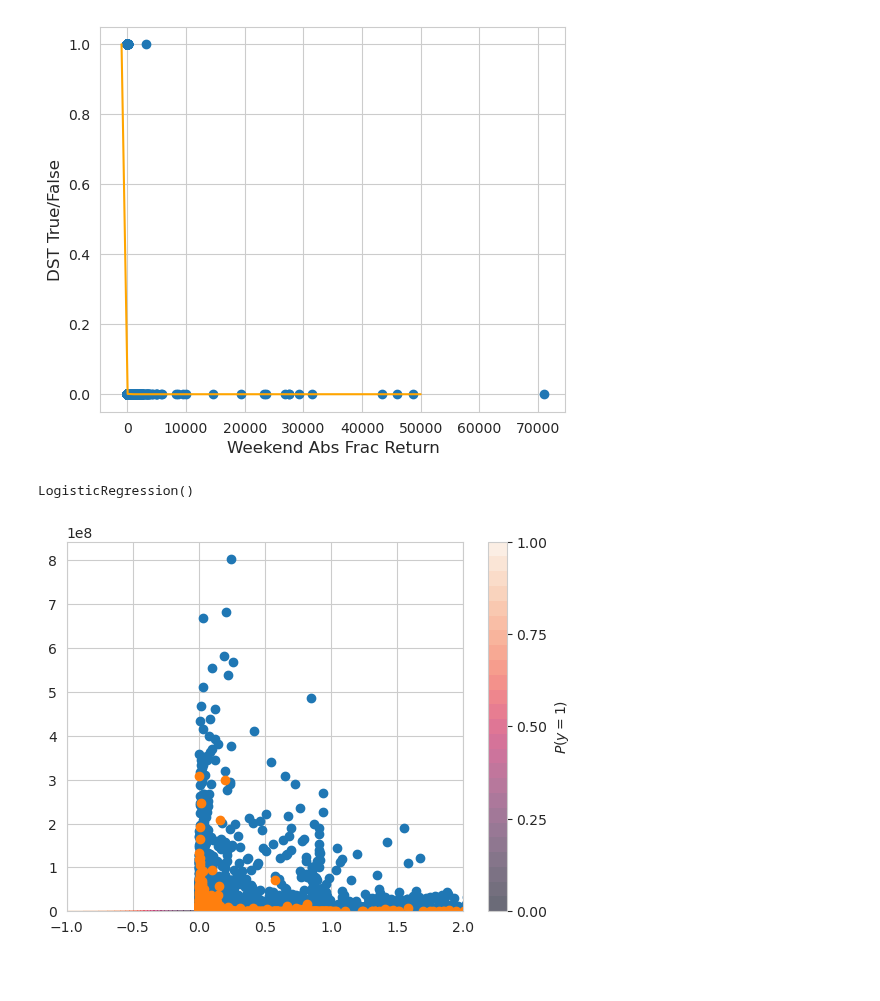
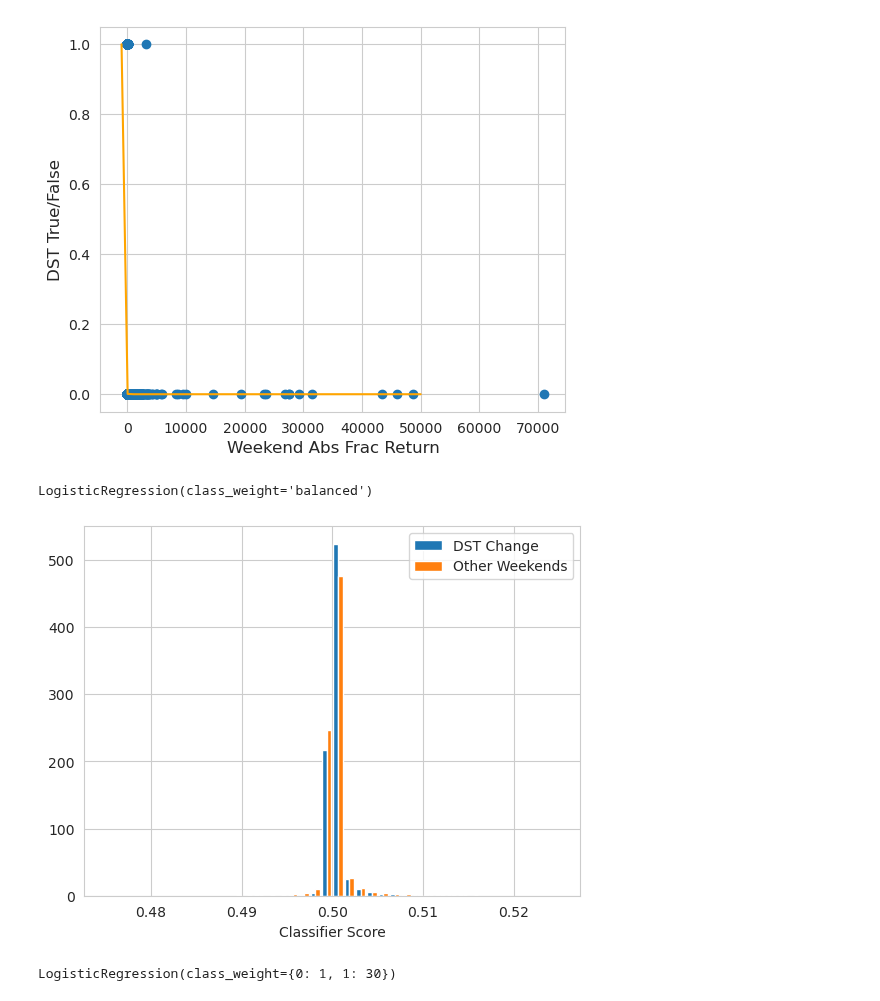
Before and after one commit to ghuckabe/DSTMarketAnalysis, a Jupyter notebook: Logistic_Regression_Finance.ipynb, the cells around one changed output. Cells and saved outputs as stored; diff of their text form; code cells hidden in the pictures; blank space fills up the shorter version.

Commit message:
Balanced logistic regression and support vector machines

```diff
--- a/Logistic_Regression_Finance.ipynb
+++ b/Logistic_Regression_Finance.ipynb
@@ -62,39 +79,37 @@ plt.show()
 # %%
-multivariable_fit_input = pd.DataFrame()
-multivariable_fit_input['y'] = pd.concat([dst_stocks['y'],weekend_stocks['y']])
-multivariable_fit_input['abs_frac_return'] = pd.concat([dst_stocks['return'],weekend_stocks['return']])
-multivariable_fit_input['mon_volume'] = pd.concat([dst_stocks['mon_volume'],weekend_stocks['mon_volume']])
-multivariable_fit_input['fri_volume'] = pd.concat([dst_stocks['fri_volume'],weekend_stocks['fri_volume']])
-multivariable_fit_input['mon_range'] = pd.concat([dst_stocks['mon_range'],weekend_stocks['mon_range']])
-multivariable_fit_input['fri_range'] = pd.concat([dst_stocks['fri_range'],weekend_stocks['fri_range']])
-multivariable_fit_input = multivariable_fit_input.sample(frac=1).reset_index()
+multivariable_fit_train = pd.DataFrame()
+multivariable_fit_train['y'] = pd.concat([dst_train['y'],weekend_train['y']])
+multivariable_fit_train['return'] = pd.concat([dst_train['return'],weekend_train['return']])
+multivariable_fit_train['mon_volume'] = pd.concat([dst_train['mon_volume'],weekend_train['mon_volume']])
+multivariable_fit_train['fri_volume'] = pd.concat([dst_train['fri_volume'],weekend_train['fri_volume']])
+multivariable_fit_train['mon_range'] = pd.concat([dst_train['mon_range'],weekend_train['mon_range']])
+multivariable_fit_train['fri_range'] = pd.concat([dst_train['fri_range'],weekend_train['fri_range']])
+multivariable_fit_train = multivariable_fit_train.sample(frac=1).reset_index()
 # %%
-#X = np.concatenate([multivariable_fit_input[['abs_frac_return']].values,multivariable_fit_input[['mon_volume']].values,multivariable_fit_input[['fri_volume']].values,multivariable_fit_input[['mon_range']].values,multivariable_fit_input[['fri_range']].values],axis=-1)
-X = np.concatenate([multivariable_fit_input[['abs_frac_return']].values,multivariable_fit_input[['mon_volume']].values],axis=-1)
-y = multivariable_fit_input['y'].values
+#X = np.concatenate([multivariable_fit_input[['sq_frac_return']].values,multivariable_fit_input[['mon_volume']].values,multivariable_fit_input[['fri_volume']].values,multivariable_fit_input[['mon_range']].values,multivariable_fit_input[['fri_range']].values],axis=-1)
+X = np.concatenate([multivariable_fit_train[['return']].values,multivariable_fit_train[['mon_volume']].values,multivariable_fit_train[['fri_volume']].values,multivariable_fit_train[['mon_range']].values, multivariable_fit_train[['fri_range']].values],axis=-1)
+y = multivariable_fit_train['y'].values
 # %%
-model = LogisticRegression()
-model.fit(X,y)
+model_balanced = LogisticRegression(class_weight='balanced')
+model_balanced.fit(X,y)
 # %% [output]
-LogisticRegression()
+LogisticRegression(class_weight='balanced')
-# %%
-plt.clf()
-xx, yy = np.mgrid[-1:2:0.01, 0:1000000:1000]
-grid = np.c_[xx.ravel(), yy.ravel()]
-probs = model.predict_proba(grid)[:, 1].reshape(xx.shape)
-
-contour = plt.contourf(xx, yy, probs, 25, alpha = 0.6,
-                      vmin=0, vmax=1)
-
-ax_c = plt.colorbar(contour)
-ax_c.set_label("$P(y = 1)$")
-ax_c.set_ticks([0, .25, .5, .75, 1])
-plt.xlim([-1,2])
-
-plt.scatter(weekend_stocks['return'],weekend_stocks['mon_volume'])
-plt.scatter(dst_stocks['return'],dst_stocks['mon_volume'])
-#plt.scatter(X1[:,0],X1[:,1])
-
-plt.show()
-# %% [output]
-[figure, removed]
+# %%
+plt.clf()
+train_probs_dst = model_balanced.predict_proba(np.concatenate([dst_train[['return']].values,dst_train[['mon_volume']].values,dst_train[['fri_volume']].values,dst_train[['mon_range']].values,dst_train[['fri_range']].values],axis=-1))[:,1]
+train_probs_wkd = model_balanced.predict_proba(np.concatenate([weekend_train[['return']].values,weekend_train[['mon_volume']].values,weekend_train[['fri_volume']].values,weekend_train[['mon_range']].values,weekend_train[['fri_range']].values],axis=-1))[:,1]
+#test_probs_dst = model_balanced.predict_proba(np.concatenate([dst_test[['return']].values,dst_test[['mon_volume']].values,dst_test[['fri_volume']].values],axis=-1))[:,1]
+#test_probs_wkd = model_balanced.predict_proba(np.concatenate([weekend_test[['return']].values,weekend_test[['mon_volume']].values,weekend_test[['fri_volume']].values],axis=-1))[:,1]
+
+plt.hist([train_probs_dst,train_probs_wkd], range=[0.475,0.525], bins=40, density=True, label=['DST Change','Other Weekends'])
+plt.legend()
+plt.xlabel('Classifier Score')
+
+plt.show()
+# %% [output]
+[figure, added]
+# %%
+model_dstHeavy = LogisticRegression(class_weight={0:1,1:30})
+model_dstHeavy.fit(X,y)
+# %% [output]
+LogisticRegression(class_weight={0: 1, 1: 30})
```
Also changed, not shown: parts of 7 cells of this notebook, 1 other file.
